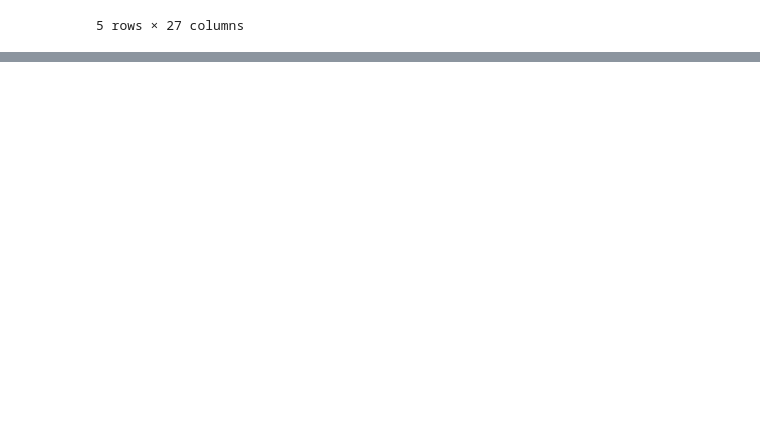
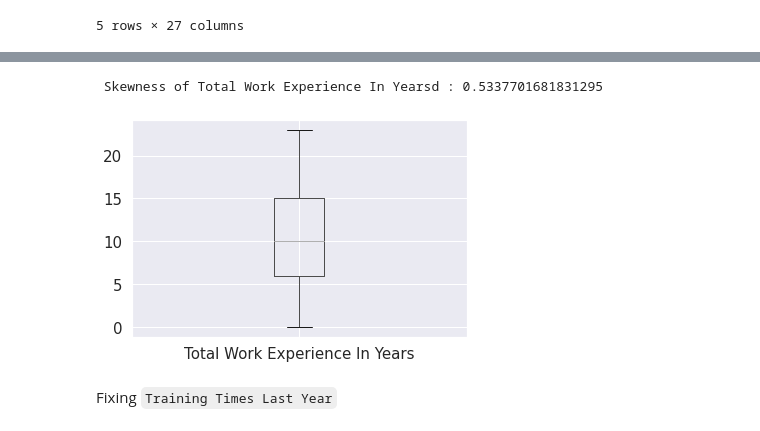
Before and after one commit to 21Ovi/Employee-Performance-Analysis, a Jupyter notebook: data_preprocessing.ipynb, the cells around one changed output, grey strips where cells are left out. Drawn from its saved outputs; the diff is of its cells as text; code cells hidden in the pictures; blank space fills up the shorter version.

```diff
--- a/data_preprocessing.ipynb
+++ b/data_preprocessing.ipynb
@@ -339,0 +395,11 @@ processed_data.head()
+# %%
+num_data["Total Work Experience In Years"] = np.where(num_data["Total Work Experience In Years"] >23.0, 23.0,num_data['Total Work Experience In Years'])
+t=skew(num_data["Total Work Experience In Years"])
+print("\033[1m Skewness of Total Work Experience In Yearsd : {}".format(t))
+
+plt.show(num_data.boxplot("Total Work Experience In Years"))
+# %% [output]
+ Skewness of Total Work Experience In Yearsd : 0.5337701681831295
+[figure, added]
+# %% [markdown]
+Fixing `Training Times Last Year`
```
Also changed, not shown: parts of 21 cells of this notebook.
